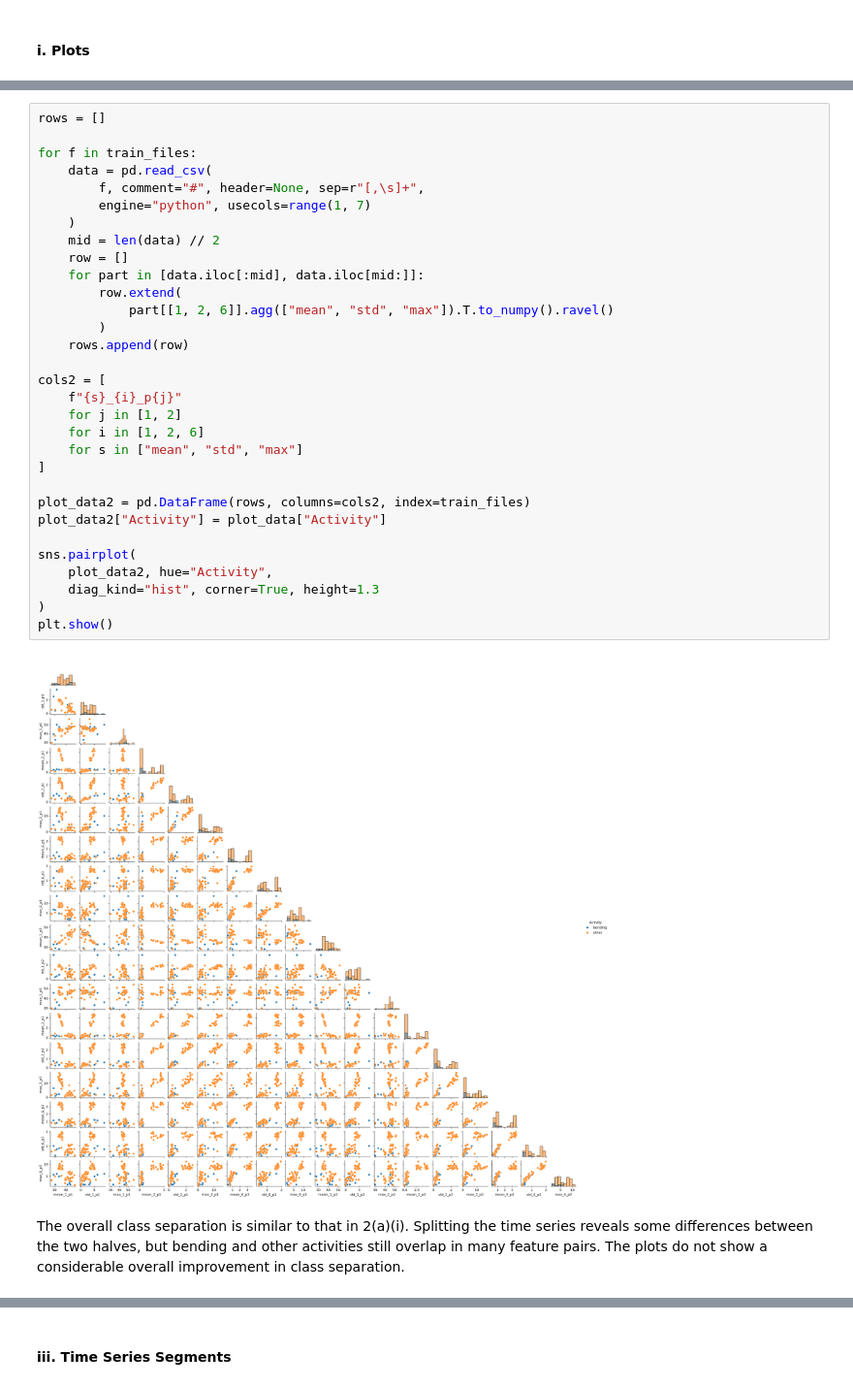
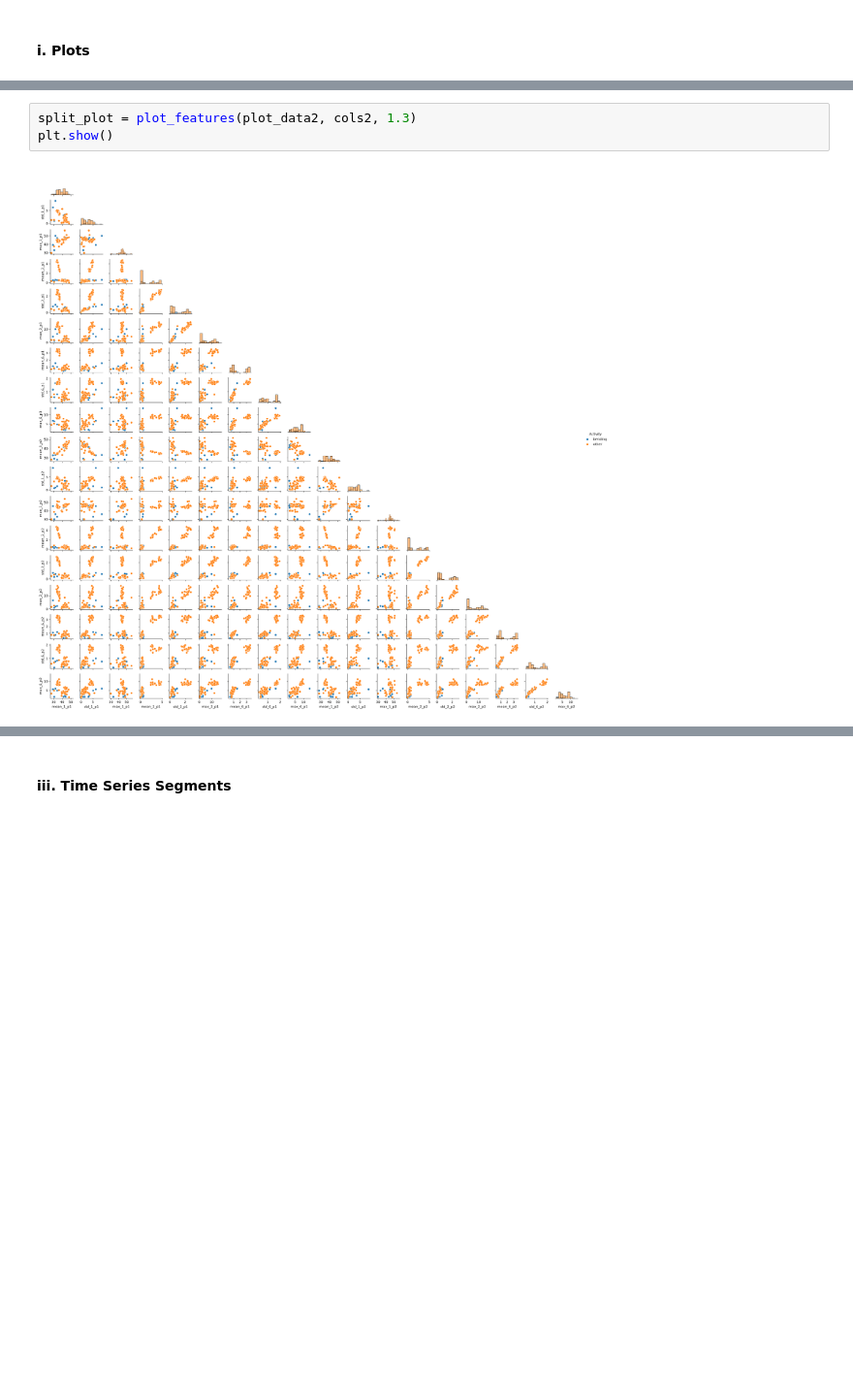
Before and after one commit to Ryan6546ea/DSCI552-HW4, a Jupyter notebook: notebook/Chen_Sian_HW4.ipynb, the cells around one changed output, grey strips where cells are left out. Shown at 97% size. Cells and saved outputs as stored; diff of their text form; blank space fills up the shorter version.

```diff
--- a/notebook/Chen_Sian_HW4.ipynb
+++ b/notebook/Chen_Sian_HW4.ipynb
@@ -116,38 +170,5 @@ plt.show()
-# %%
-rows = []
-
-for f in train_files:
-    data = pd.read_csv(
-        f, comment="#", header=None, sep=r"[,\s]+",
-        engine="python", usecols=range(1, 7)
-    )
-    mid = len(data) // 2
-    row = []
-    for part in [data.iloc[:mid], data.iloc[mid:]]:
-        row.extend(
-            part[[1, 2, 6]].agg(["mean", "std", "max"]).T.to_numpy().ravel()
-        )
-    rows.append(row)
-
-cols2 = [
-    f"{s}_{i}_p{j}"
-    for j in [1, 2]
-    for i in [1, 2, 6]
-    for s in ["mean", "std", "max"]
-]
-
-plot_data2 = pd.DataFrame(rows, columns=cols2, index=train_files)
-plot_data2["Activity"] = plot_data["Activity"]
-
-sns.pairplot(
-    plot_data2, hue="Activity",
-    diag_kind="hist", corner=True, height=1.3
-)
-plt.show()
-# %% [output]
-[figure, removed]
-# %% [markdown]
-The overall class separation is similar to that in 2(a)(i).
-Splitting the time series reveals some differences between the two halves,
-but bending and other activities still overlap in many feature pairs.
-The plots do not show a considerable overall improvement in class separation.
+# %%
+split_plot = plot_features(plot_data2, cols2, 1.3)
+plt.show()
+# %% [output]
+[figure, added]
```
Also changed, not shown: parts of 28 cells of this notebook.
